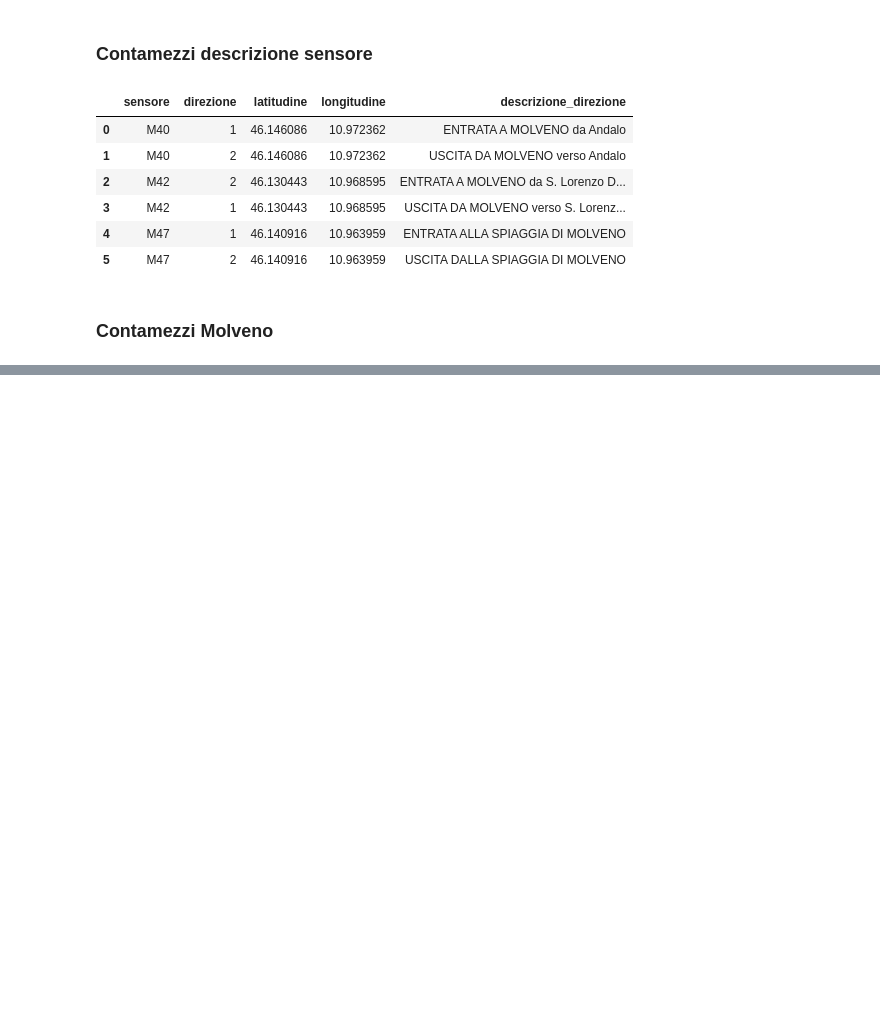
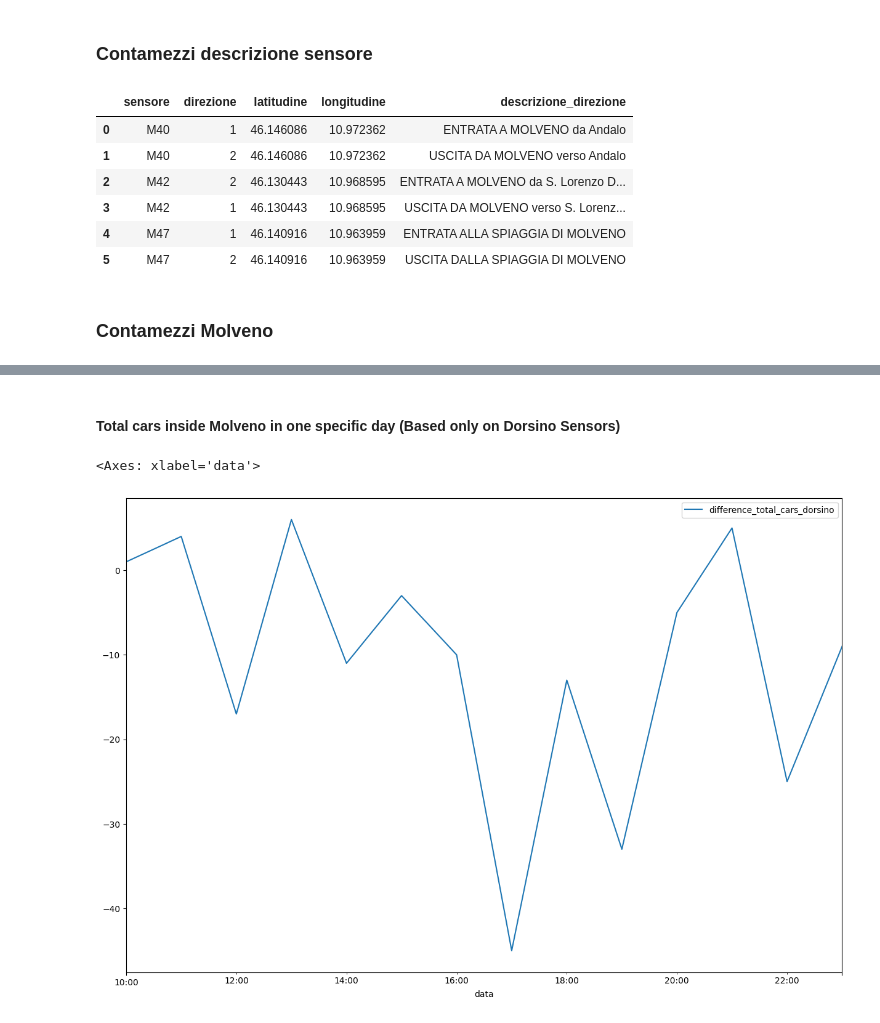
Before and after one commit to tn-aixpa/datiturismo, a Jupyter notebook: experiments/1.overtourism.ipynb, the cells around one changed output, grey strips where cells are left out. Cells and saved outputs as stored; diff of their text form; code cells hidden in the pictures; blank space fills up the shorter version.

```diff
--- a/experiments/1.overtourism.ipynb
+++ b/experiments/1.overtourism.ipynb
@@ -345,0 +551,5 @@ dtype: object
+# %%
+entrata_dorsino = contamezzi_df[(contamezzi_df["sensore"] == "M42") & (contamezzi_df["direzione"] == 2)].groupby("data")[["cl1", "cl2", "cl3", "cl4", "cl5", "cl6", "cl7", "nonrilevato", "total_cars"]].sum()
+entrata_dorsino = entrata_dorsino.reset_index()
+entrata_dorsino["day"] = pd.to_datetime(pd.to_datetime(entrata_dorsino["data"]).dt.date)
+entrata_dorsino
@@ -345,0 +572,5 @@ dtype: object
+# %%
+uscita_dorsino = contamezzi_df[(contamezzi_df["sensore"] == "M42") & (contamezzi_df["direzione"] == 1)].groupby("data")[["cl1", "cl2", "cl3", "cl4", "cl5", "cl6", "cl7", "nonrilevato", "total_cars"]].sum()
+uscita_dorsino = uscita_dorsino.reset_index()
+uscita_dorsino["day"] = pd.to_datetime(pd.to_datetime(uscita_dorsino["data"]).dt.date)
+uscita_dorsino
@@ -345,0 +593,13 @@ dtype: object
+# %%
+diff_dorsino_df = entrata_dorsino.merge(uscita_dorsino, on="data", suffixes=["_entrata_dorsino", "_uscita_dorsino"])
+diff_dorsino_df["difference_total_cars_dorsino"] = diff_dorsino_df["total_cars_entrata_dorsino"] - diff_dorsino_df["total_cars_uscita_dorsino"]
+diff_dorsino_df["difference_cl1_dorsino"] = diff_dorsino_df["cl1_entrata_dorsino"] - diff_dorsino_df["cl1_uscita_dorsino"]
+diff_dorsino_df["difference_cl2_dorsino"] = diff_dorsino_df["cl2_entrata_dorsino"] - diff_dorsino_df["cl2_uscita_dorsino"]
+diff_dorsino_df["difference_cl3_dorsino"] = diff_dorsino_df["cl3_entrata_dorsino"] - diff_dorsino_df["cl3_uscita_dorsino"]
+diff_dorsino_df["difference_cl4_dorsino"] = diff_dorsino_df["cl4_entrata_dorsino"] - diff_dorsino_df["cl4_uscita_dorsino"]
+diff_dorsino_df["difference_cl5_dorsino"] = diff_dorsino_df["cl5_entrata_dorsino"] - diff_dorsino_df["cl5_uscita_dorsino"]
+diff_dorsino_df = diff_dorsino_df[["data", "difference_total_cars_dorsino",
+                                 "difference_cl1_dorsino", "difference_cl2_dorsino", "difference_cl3_dorsino",
+                                 "difference_cl4_dorsino", "difference_cl5_dorsino"]]
+diff_dorsino_df["day"] = pd.to_datetime(pd.to_datetime(diff_dorsino_df["data"]).dt.date)
+diff_dorsino_df
@@ -345,0 +620,7 @@ dtype: object
+# %% [markdown]
+#### Total cars inside Molveno in one specific day (Based only on Dorsino Sensors)
+# %%
+diff_dorsino_df[diff_dorsino_df["day"] == SPECIFIC_DAY][["data", "difference_total_cars_dorsino"]].plot(x="data", figsize=(15, 10))
+# %% [output]
+<Axes: xlabel='data'>
+[figure, added]
```
Also changed, not shown: parts of 37 cells of this notebook, 2 other files.
